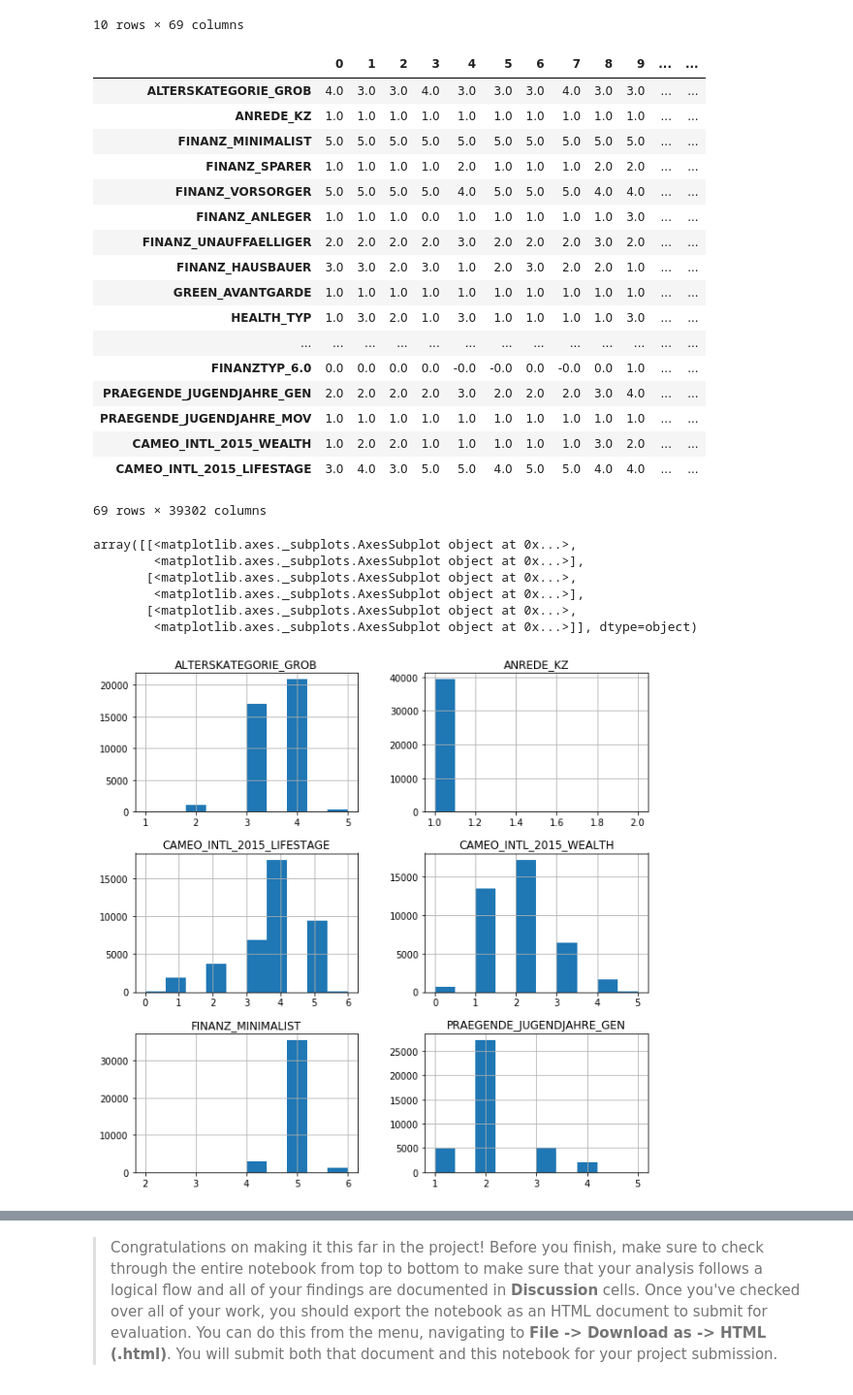
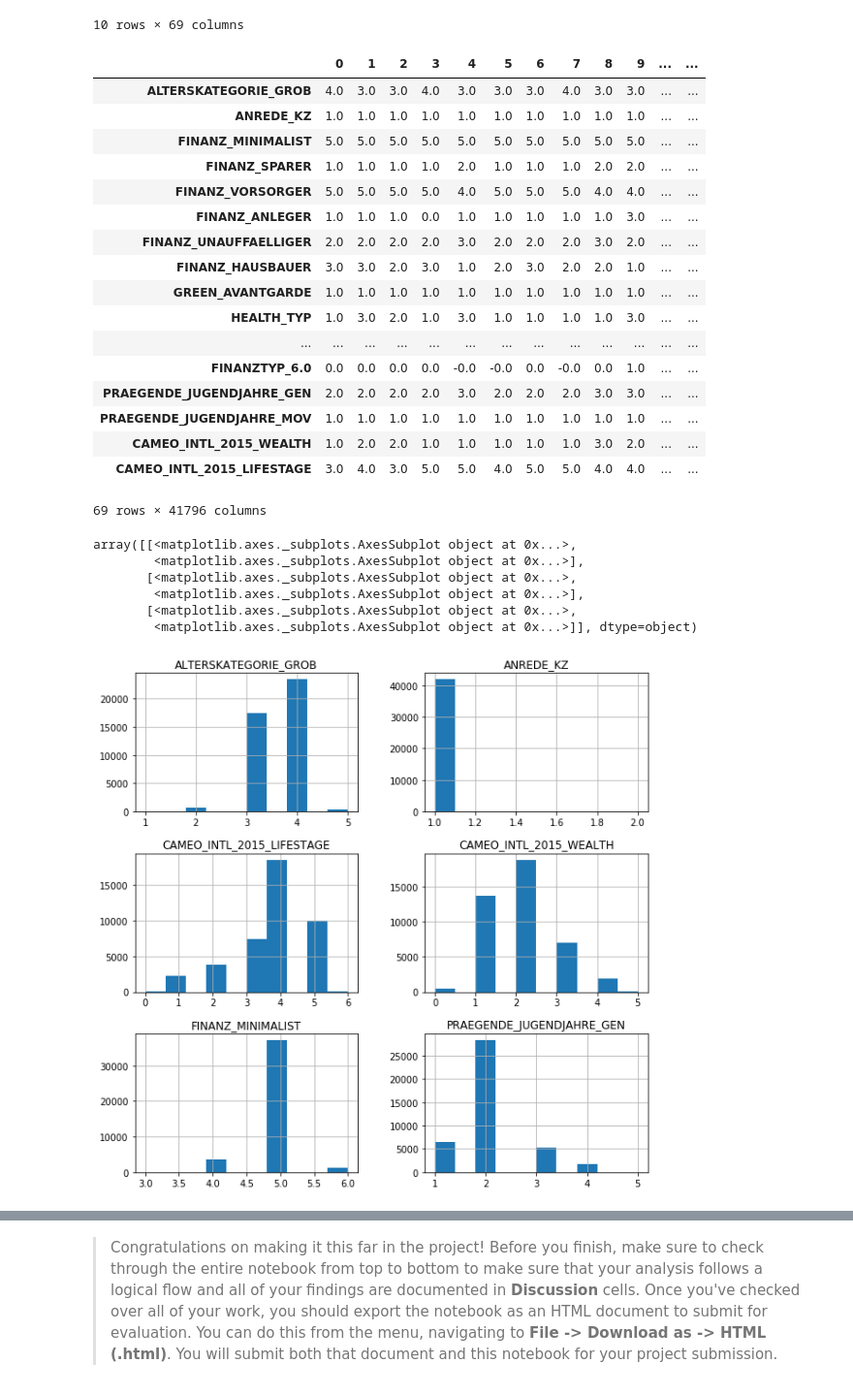
Before and after one commit to AbhishekKaushikCV/Udacity_Nanodegree, a Jupyter notebook: Projects/create_customer_segments/Identify_Customer_Segments.ipynb, the cells around one changed output, grey strips where cells are left out. Shown at 97% size. Drawn from its saved outputs; the diff is of its cells as text; code cells hidden in the pictures.

```diff
--- a/Projects/create_customer_segments/Identify_Customer_Segments.ipynb
+++ b/Projects/create_customer_segments/Identify_Customer_Segments.ipynb
@@ -353,12 +355,3 @@ print(f"The size of the large missing data with threshold 10: {large_missing_dat
 # %% [output]
 The size of the less missing data with threshold 10: (774943, 78)
 The size of the large missing data with threshold 10: (116278, 78)
-# %%
-# Write code to divide the data into two subsets based on the number of missing
-# values in each row.
-less_missing_data = azdias[azdias.isnull().sum(axis=1) < 5].reset_index(drop=True)
-
-large_missing_data = azdias[azdias.isnull().sum(axis=1) >= 5].reset_index(drop=True)
-
-print(f"The size of the less missing data with threshold 5: {less_missing_data.shape}")
-print(f"The size of the large missing data with threshold 5: {large_missing_data.shape}")
@@ -757,7 +747,7 @@ def clean_data(df:pd.DataFrame) -> pd.DataFrame:
         df.drop(col, axis=1, inplace=True)
 
     #Rows
-    less_missing_data = df[df.isnull().sum(axis=1) < 5].reset_index(drop=True)
+    less_missing_data = df[df.isnull().sum(axis=1) < 10].reset_index(drop=True)
 
     #interpolate and impute the NaNs
     for col in less_missing_data.columns:
@@ -1209,9 +1204,9 @@ plt.show()
 # %%
 # What kinds of people are part of a cluster that is overrepresented in the
 # customer data compared to the general population?
-data_oc = scaler.inverse_transform(pca.inverse_transform(custom_clean_pca[np.where(custom_predictions==17)])).round()
-df_oc = pd.DataFrame(data=data,
-          index=np.array(range(0, data.shape[0])),
+data_oc = scaler.inverse_transform(pca.inverse_transform(custom_clean_pca[np.where(custom_predictions==7)])).round()
+df_oc = pd.DataFrame(data=data_oc,
+          index=np.array(range(0, data_oc.shape[0])),
           columns=less_missing_data.columns)
 df_oc.head(10)
 # %% [output]
@@ -1243,21 +1238,21 @@ df_oc.T
 | HEALTH_TYP | 1.0 | 3.0 | 2.0 | 1.0 | 3.0 | 1.0 | 1.0 | 1.0 | 1.0 | 3.0 | ... | ... |
 | ... | ... | ... | ... | ... | ... | ... | ... | ... | ... | ... | ... | ... |
 | FINANZTYP_6.0 | 0.0 | 0.0 | 0.0 | 0.0 | -0.0 | -0.0 | 0.0 | -0.0 | 0.0 | 1.0 | ... | ... |
-| PRAEGENDE_JUGENDJAHRE_GEN | 2.0 | 2.0 | 2.0 | 2.0 | 3.0 | 2.0 | 2.0 | 2.0 | 3.0 | 4.0 | ... | ... |
+| PRAEGENDE_JUGENDJAHRE_GEN | 2.0 | 2.0 | 2.0 | 2.0 | 3.0 | 2.0 | 2.0 | 2.0 | 3.0 | 3.0 | ... | ... |
 | PRAEGENDE_JUGENDJAHRE_MOV | 1.0 | 1.0 | 1.0 | 1.0 | 1.0 | 1.0 | 1.0 | 1.0 | 1.0 | 1.0 | ... | ... |
 | CAMEO_INTL_2015_WEALTH | 1.0 | 2.0 | 2.0 | 1.0 | 1.0 | 1.0 | 1.0 | 1.0 | 3.0 | 2.0 | ... | ... |
 | CAMEO_INTL_2015_LIFESTAGE | 3.0 | 4.0 | 3.0 | 5.0 | 5.0 | 4.0 | 5.0 | 5.0 | 4.0 | 4.0 | ... | ... |
-69 rows × 39302 columns
+69 rows × 41796 columns
 # %%
-df_oc[['ALTERSKATEGORIE_GROB','ANREDE_KZ','FINANZ_MINIMALIST','PRAEGENDE_JUGENDJAHRE_GEN','CAMEO_INTL_2015_WEALTH','CAMEO_INTL_2015_LIFESTAGE']].hist(figsize=(10,10))
+df_oc[['ALTERSKATEGORIE_GROB','ANREDE_KZ','PRAEGENDE_JUGENDJAHRE_GEN','FINANZ_MINIMALIST','CAMEO_INTL_2015_WEALTH','CAMEO_INTL_2015_LIFESTAGE']].hist(figsize=(10,10))
 # %% [output]
 array([[<matplotlib.axes._subplots.AxesSubplot object at 0x...>,
         <matplotlib.axes._subplots.AxesSubplot object at 0x...>],
        [<matplotlib.axes._subplots.AxesSubplot object at 0x...>,
         <matplotlib.axes._subplots.AxesSubplot object at 0x...>],
        [<matplotlib.axes._subplots.AxesSubplot object at 0x...>,
         <matplotlib.axes._subplots.AxesSubplot object at 0x...>]], dtype=object)
-[figure, old version]
+[figure, new version]
 # %%
 # What kinds of people are part of a cluster that is underrepresented in the
 # customer data compared to the general population?
```
Also changed, not shown: parts of 32 cells of this notebook, 1 other file.
